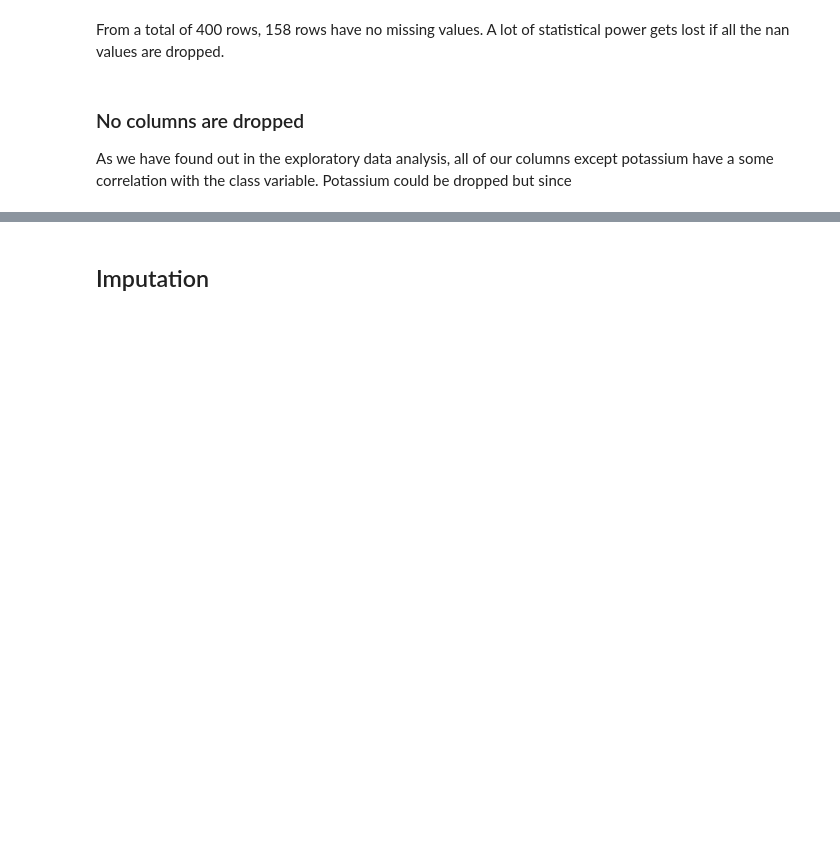
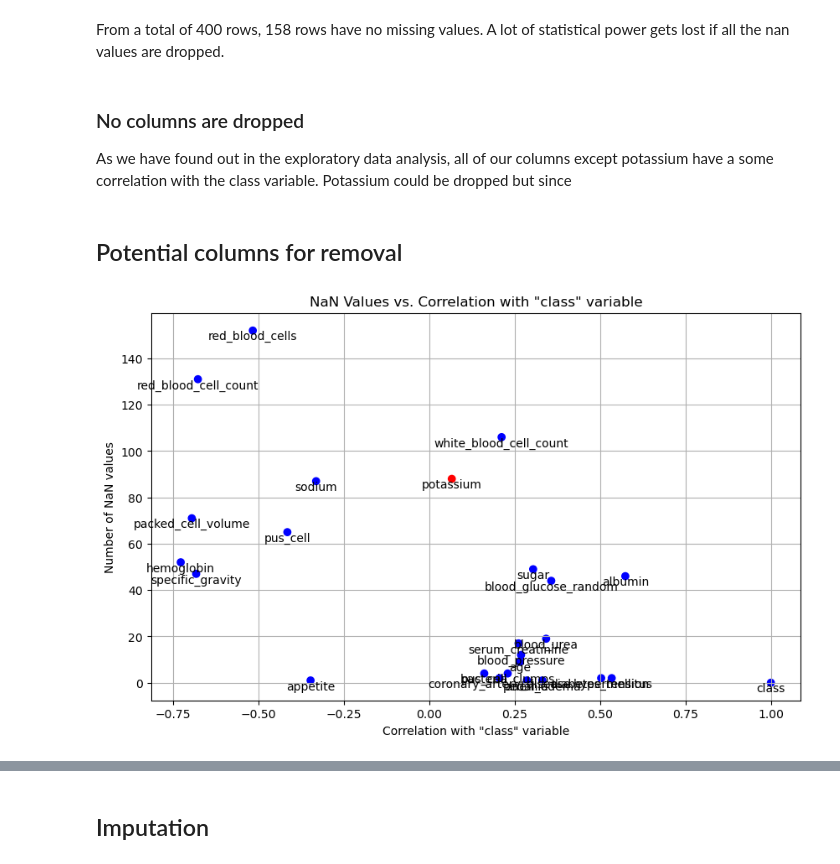
Before and after one commit to luisastue/datascience-ckd, a Jupyter notebook: 3_imputation.ipynb, the cells around one changed output, grey strips where cells are left out. Drawn from its saved outputs; the diff is of its cells as text; code cells hidden in the pictures; blank space fills up the shorter version.

```diff
--- a/3_imputation.ipynb
+++ b/3_imputation.ipynb
@@ -103,3 +101,30 @@ From a total of 400 rows, 158 rows have no missing values. A lot of statistical
 ### No columns are dropped
 
 As we have found out in the exploratory data analysis, all of our columns except potassium have a some correlation with the class variable. Potassium could be dropped but since
+# %% [markdown]
+## Potential columns for removal
+# %%
+nan_counts = df.isna().sum().sort_values(ascending = False)
+# Retrieve correlation values with the 'class' variable
+correlation_values = df_numeric.corr()['class']
+
+# Merge correlation values and NaN counts into a single DataFrame
+correl_nan = pd.concat([correlation_values, nan_counts], axis=1, keys=['Correlation', 'NaN_Count'])
+
+colors = np.where(np.abs(correl_nan['Correlation']) < 0.1, 'red', 'blue')
+
+# Plot the scatter plot
+plt.figure(figsize=(10, 6))
+plt.scatter(correl_nan['Correlation'], correl_nan['NaN_Count'],  c=colors)
+plt.xlabel('Correlation with "class" variable')
+plt.ylabel('Number of NaN values')
+plt.title('NaN Values vs. Correlation with "class" variable')
+
+for i, row in correl_nan.iterrows():
+    plt.text(row['Correlation'], row['NaN_Count'], i, ha='center', va='top')
+
+
+plt.grid(True)
+plt.show()
+# %% [output]
+[figure, added]
```
Also changed, not shown: parts of 20 cells of this notebook, 7 other files.
